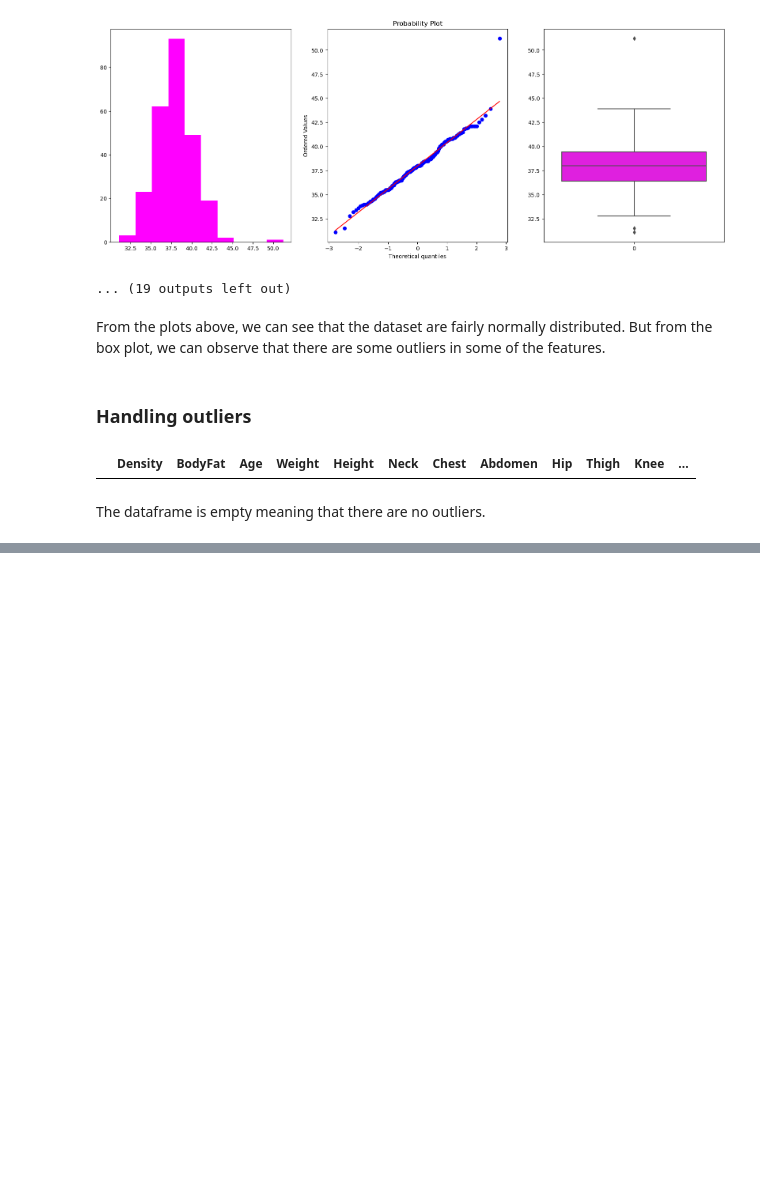
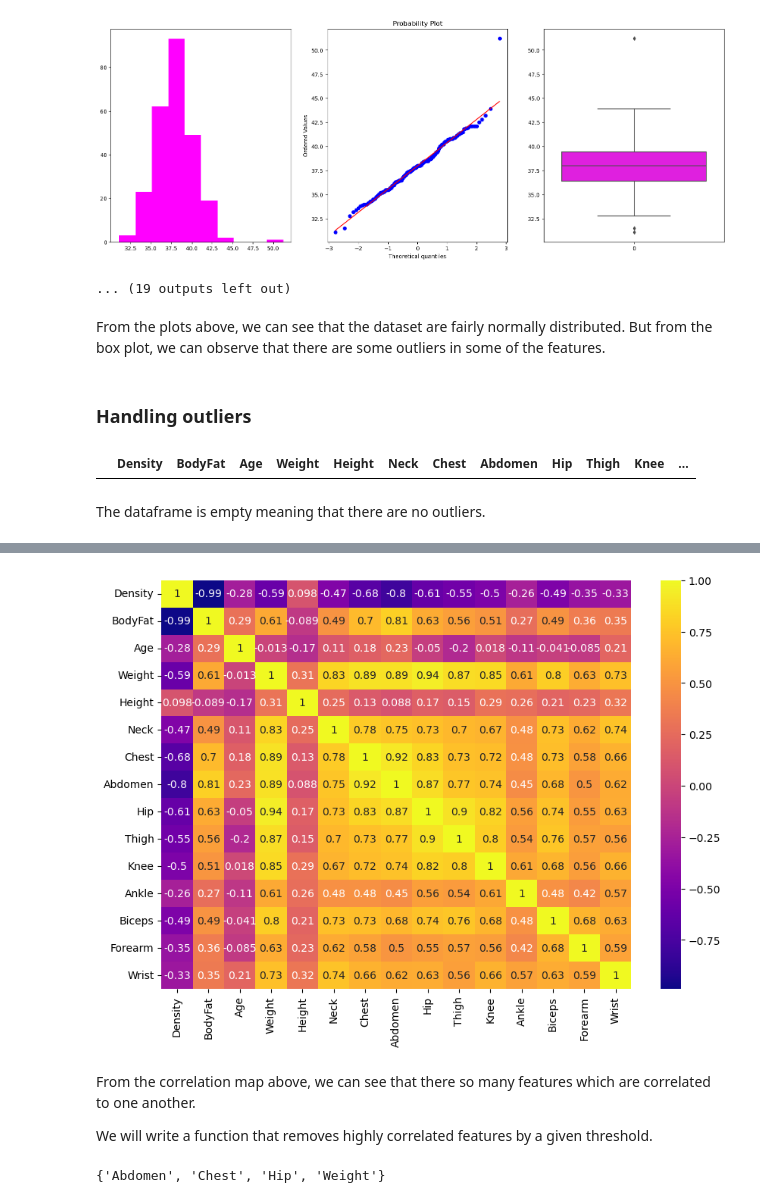
Before and after one commit to lawalsegun2025/body_fat_estimator, a Jupyter notebook: body_fat_predictor.ipynb, the cells around one changed output, grey strips where cells are left out. Cells and saved outputs as stored; diff of their text form; code cells hidden in the pictures; blank space fills up the shorter version.

Commit message:
correlation matrix

```diff
--- a/body_fat_predictor.ipynb
+++ b/body_fat_predictor.ipynb
@@ -270,0 +288,40 @@ plot_data.nlargest(5).plot(kind="barh", color="green");
+# %%
+# Plot correlation map
+plt.figure(figsize=(10, 7))
+sns.heatmap(data.corr(), annot=True, cmap="plasma");
+# %% [output]
+[figure, added]
+# %% [markdown]
+From the correlation map above, we can see that there so many features which are correlated to one another.
+
+We will write a function that removes highly correlated features by a given threshold.
+# %%
+# defin a correlation threshold function function
+def correlation(df, threshold):
+
+    col_cor = set()
+
+    cor_mat = df.corr()
+
+    for i in range(len(cor_mat)):
+
+         for j in range(i):
+
+                '''
+                for each cell, get the value of that cell by
+                .loc[i][j], where i is th row and j is the col.
+                If the absolute value is greater that the threshold,
+                get the colum_name and add it in the set
+                '''
+
+                if abs(cor_mat.iloc[i][j]) > threshold:
+                    col_name = cor_mat.columns[j]
+                    col_cor.add(col_name)
+
+    return col_cor
+
+ans = correlation(X, threshold=0.85)
+
+ans
+# %% [output]
+{'Abdomen', 'Chest', 'Hip', 'Weight'}
```
Also changed, not shown: parts of 19 cells of this notebook.
